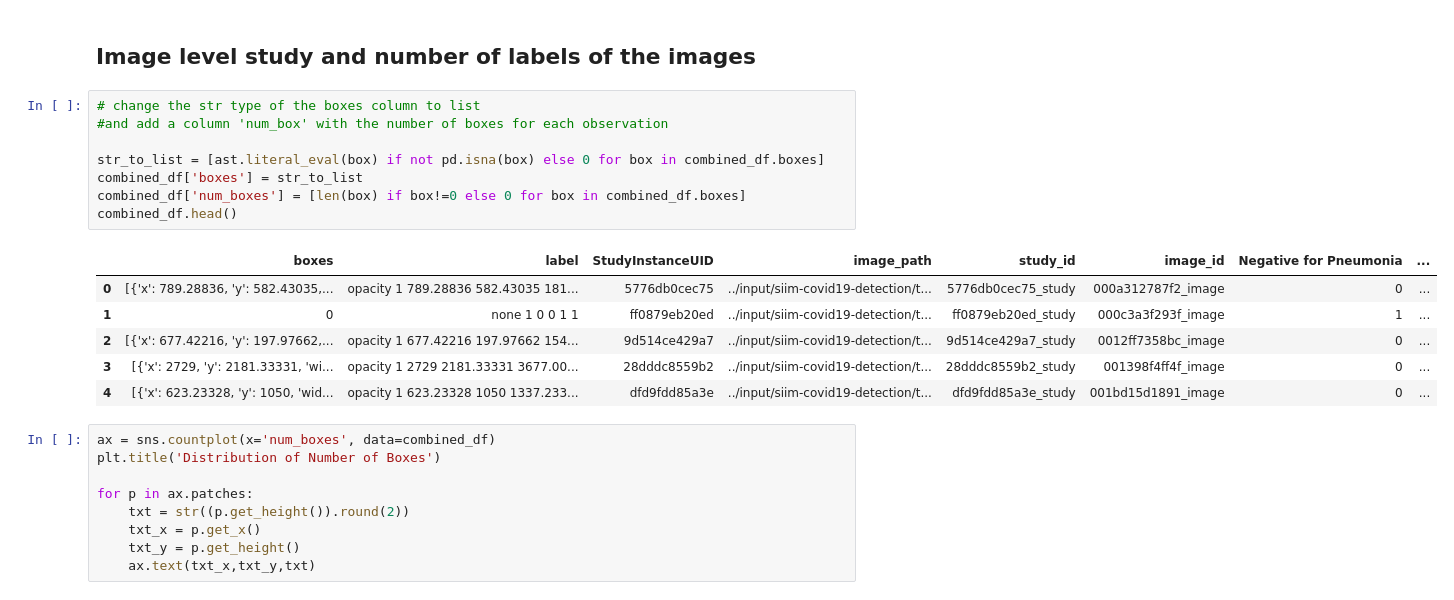
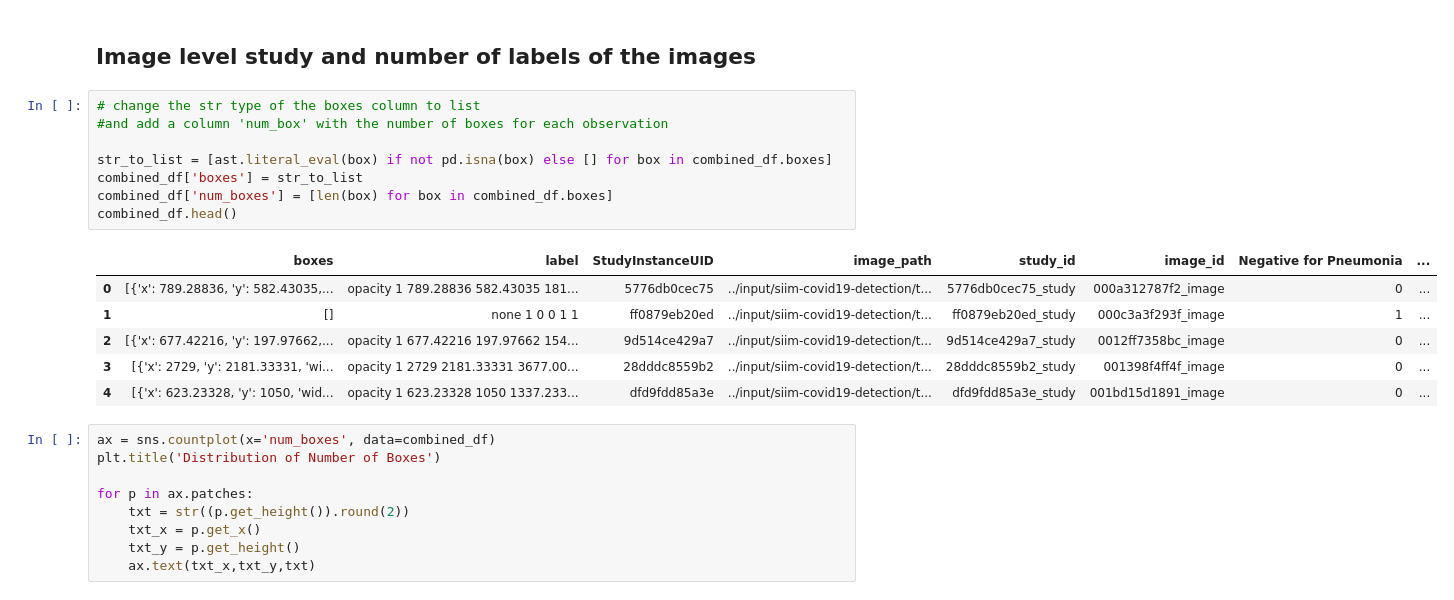
Before and after one commit to Shixin000/Springboard, a Jupyter notebook: SIIM-FISABIO-RSNA COVID-19 Detection_CapstoneThree/Notebook/covid19_detection_datawrangling_eda.ipynb, the cells around one changed output. Drawn from its saved outputs; the diff is of its cells as text.

```diff
--- a/SIIM-FISABIO-RSNA COVID-19 Detection_CapstoneThree/Notebook/covid19_detection_datawrangling_eda.ipynb
+++ b/SIIM-FISABIO-RSNA COVID-19 Detection_CapstoneThree/Notebook/covid19_detection_datawrangling_eda.ipynb
@@ -436,15 +437,15 @@ image_count_df[image_count_df.image_id_count>1].image_id_count.sum()
 # %%
 # change the str type of the boxes column to list
 #and add a column 'num_box' with the number of boxes for each observation
 
-str_to_list = [ast.literal_eval(box) if not pd.isna(box) else 0 for box in combined_df.boxes]
+str_to_list = [ast.literal_eval(box) if not pd.isna(box) else [] for box in combined_df.boxes]
 combined_df['boxes'] = str_to_list
-combined_df['num_boxes'] = [len(box) if box!=0 else 0 for box in combined_df.boxes]
+combined_df['num_boxes'] = [len(box) for box in combined_df.boxes]
 combined_df.head()
 # %% [output]
 |  | boxes | label | StudyInstanceUID | image_path | study_id | image_id | Negative for Pneumonia | ... |
 | 0 | [{'x': 789.28836, 'y': 582.43035,... | opacity 1 789.28836 582.43035 181... | 5776db0cec75 | ../input/siim-covid19-detection/t... | 5776db0cec75_study | 000a312787f2_image | 0 | ... |
-| 1 | 0 | none 1 0 0 1 1 | ff0879eb20ed | ../input/siim-covid19-detection/t... | ff0879eb20ed_study | 000c3a3f293f_image | 1 | ... |
+| 1 | [] | none 1 0 0 1 1 | ff0879eb20ed | ../input/siim-covid19-detection/t... | ff0879eb20ed_study | 000c3a3f293f_image | 1 | ... |
 | 2 | [{'x': 677.42216, 'y': 197.97662,... | opacity 1 677.42216 197.97662 154... | 9d514ce429a7 | ../input/siim-covid19-detection/t... | 9d514ce429a7_study | 0012ff7358bc_image | 0 | ... |
 | 3 | [{'x': 2729, 'y': 2181.33331, 'wi... | opacity 1 2729 2181.33331 3677.00... | 28dddc8559b2 | ../input/siim-covid19-detection/t... | 28dddc8559b2_study | 001398f4ff4f_image | 0 | ... |
 | 4 | [{'x': 623.23328, 'y': 1050, 'wid... | opacity 1 623.23328 1050 1337.233... | dfd9fdd85a3e | ../input/siim-covid19-detection/t... | dfd9fdd85a3e_study | 001bd15d1891_image | 0 | ... |
```
Also changed, not shown: parts of 24 cells of this notebook.
